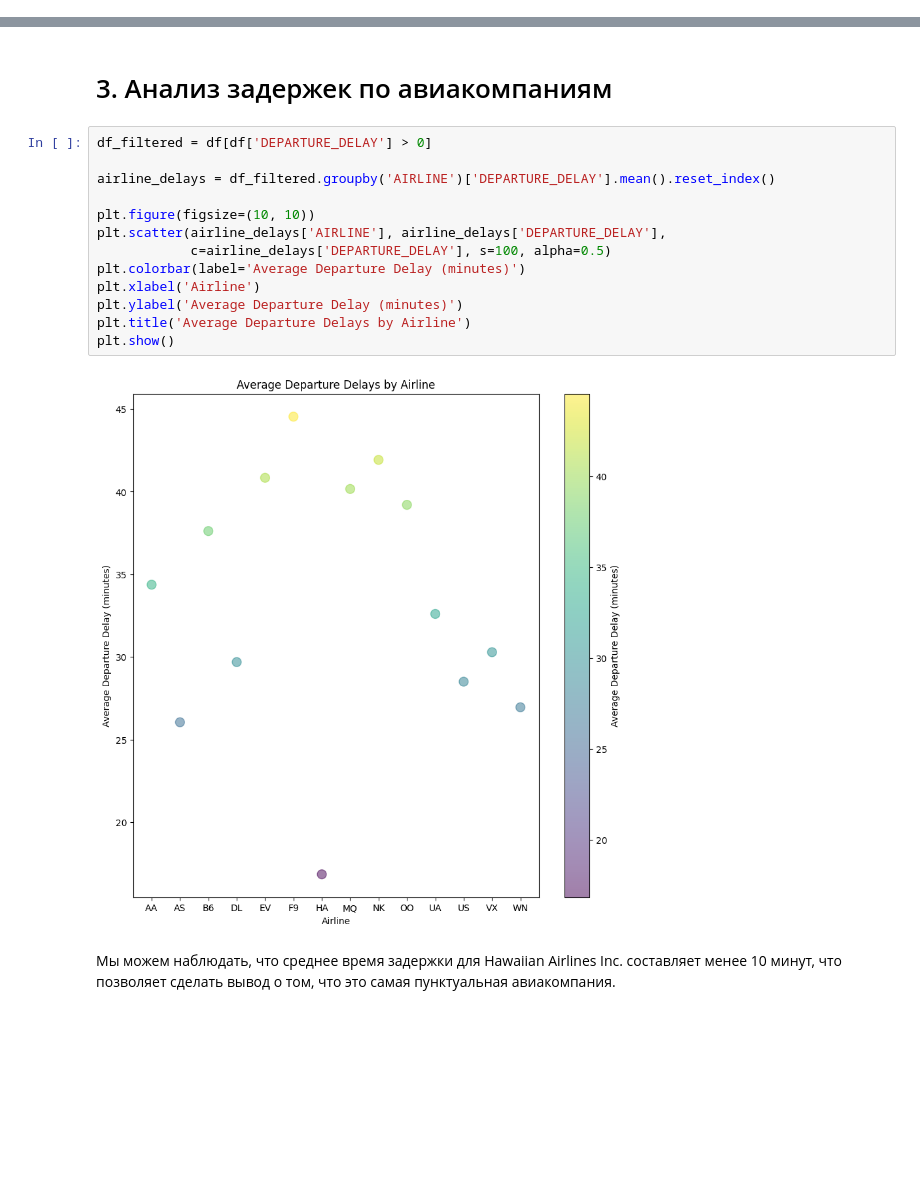
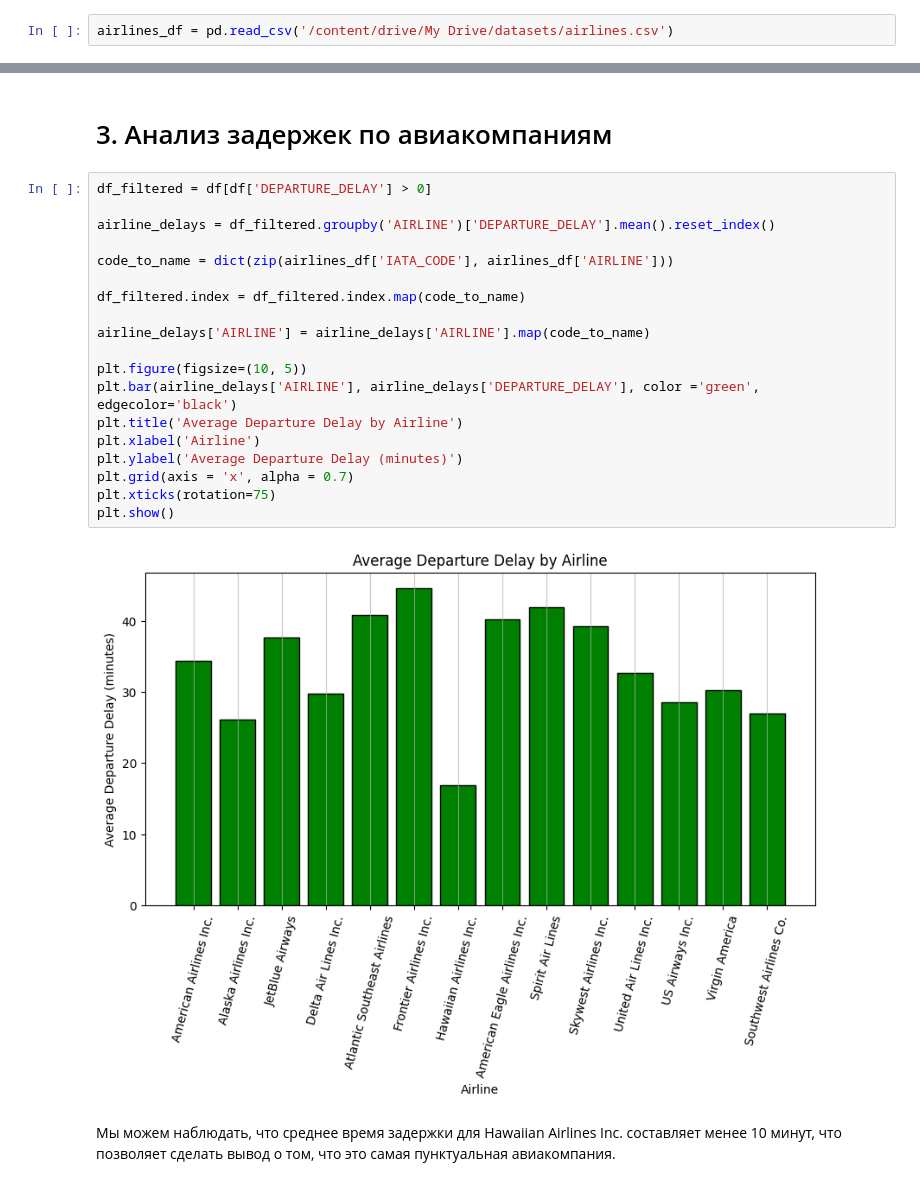
Before and after one commit to AlexSamarokov/StatPrak25, a Jupyter notebook: 4_pandas.ipynb, the cells around one changed output, grey strips where cells are left out. Cells and saved outputs as stored; diff of their text form; blank space fills up the shorter version.

Commit message:
Исправил scatter на bar

```diff
--- a/4_pandas.ipynb
+++ b/4_pandas.ipynb
@@ -22,6 +22,8 @@ Mounted at /content/drive
 # %%
 df = pd.read_csv('/content/drive/My Drive/datasets/flights.csv', low_memory=False)
 airport_df = pd.read_csv('/content/drive/My Drive/datasets/airports.csv')
+# %%
+airlines_df = pd.read_csv('/content/drive/My Drive/datasets/airlines.csv')
 # %% [markdown]
 # 1. Анализ задержек по аэропортам (прибытие и вылет)
 # %%
@@ -92,18 +94,24 @@ plt.show()
 # %%
 df_filtered = df[df['DEPARTURE_DELAY'] > 0]
 
 airline_delays = df_filtered.groupby('AIRLINE')['DEPARTURE_DELAY'].mean().reset_index()
 
-plt.figure(figsize=(10, 10))
-plt.scatter(airline_delays['AIRLINE'], airline_delays['DEPARTURE_DELAY'],
-            c=airline_delays['DEPARTURE_DELAY'], s=100, alpha=0.5)
-plt.colorbar(label='Average Departure Delay (minutes)')
+code_to_name = dict(zip(airlines_df['IATA_CODE'], airlines_df['AIRLINE']))
+
+df_filtered.index = df_filtered.index.map(code_to_name)
+
+airline_delays['AIRLINE'] = airline_delays['AIRLINE'].map(code_to_name)
+
+plt.figure(figsize=(10, 5))
+plt.bar(airline_delays['AIRLINE'], airline_delays['DEPARTURE_DELAY'], color ='green', edgecolor='black')
+plt.title('Average Departure Delay by Airline')
 plt.xlabel('Airline')
 plt.ylabel('Average Departure Delay (minutes)')
-plt.title('Average Departure Delays by Airline')
+plt.grid(axis = 'x', alpha = 0.7)
+plt.xticks(rotation=75)
 plt.show()
 # %% [output]
-[figure, old version]
+[figure, new version]
 # %% [markdown]
 Мы можем наблюдать, что среднее время задержки для Hawaiian Airlines Inc. составляет менее 10 минут, что позволяет сделать вывод о том, что это самая пунктуальная авиакомпания.
 # %% [markdown]
```
Also changed, not shown: parts of 1 cell of this notebook.
